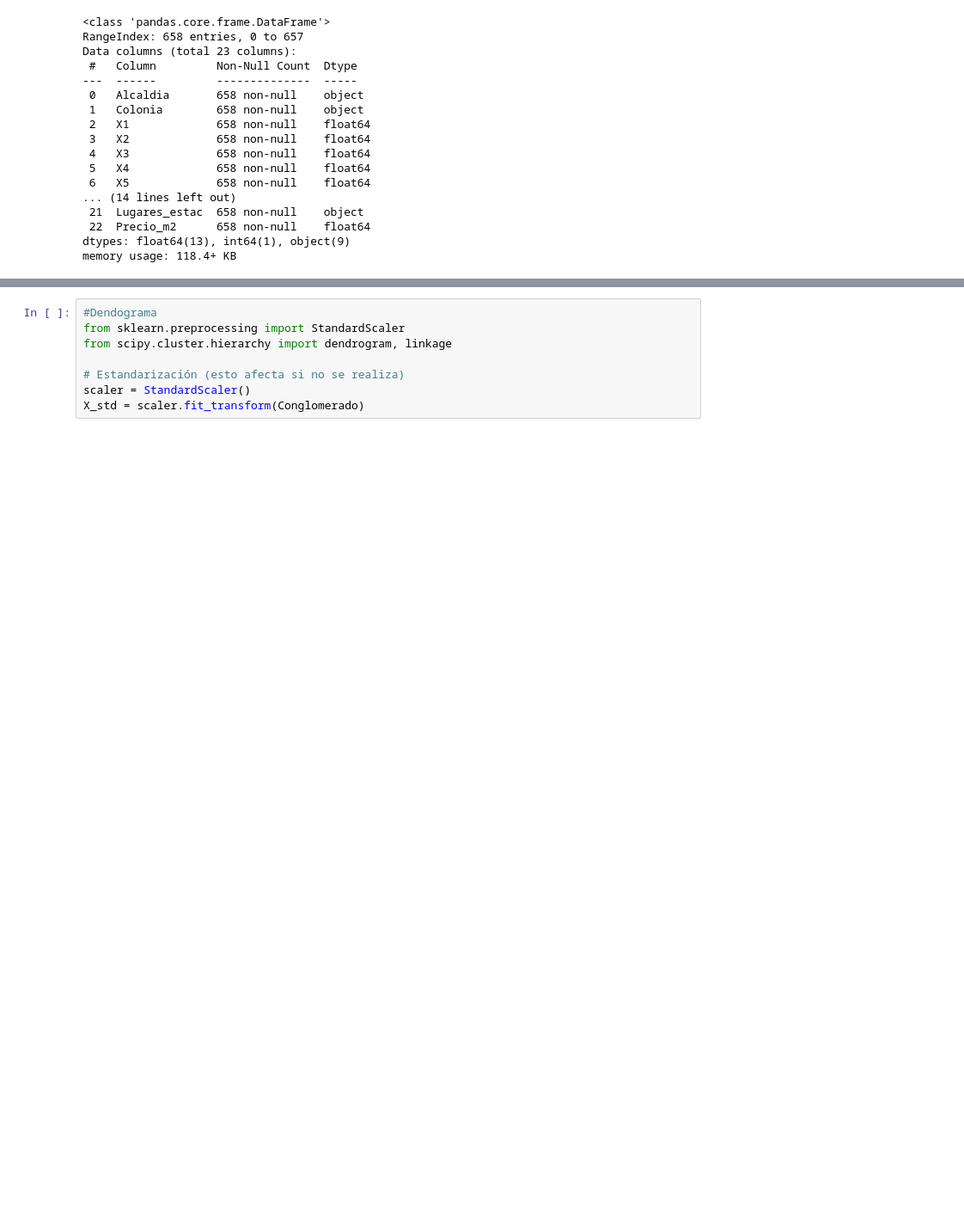
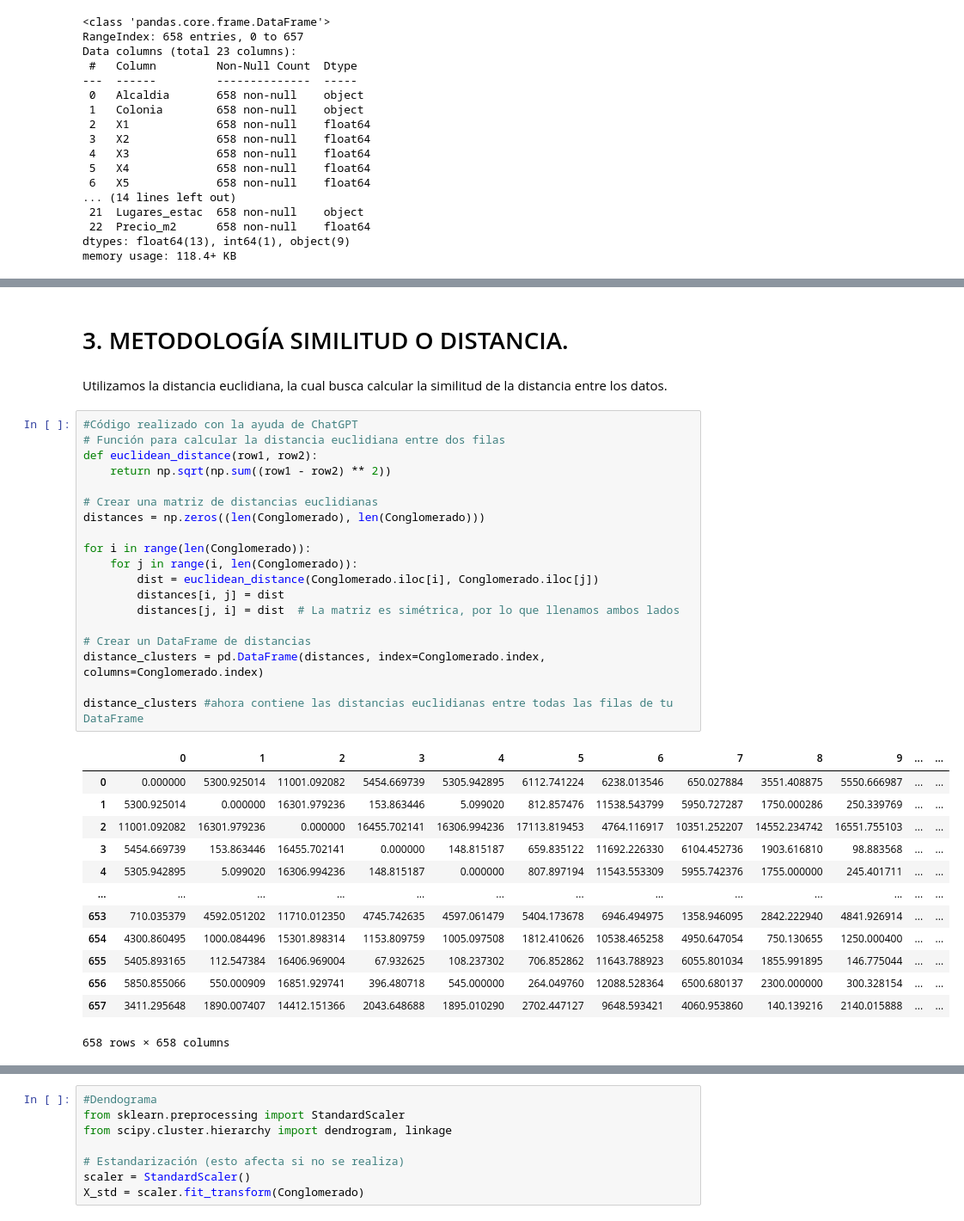
Before and after one commit to AlbertoMuro/EntregableE1_1, a Jupyter notebook: RetoPt1.ipynb, the cells around one changed output, grey strips where cells are left out. Shown: that part at 86% size. Drawn from its saved outputs; the diff is of its cells as text; blank space fills up the shorter version.

```diff
--- a/RetoPt1.ipynb
+++ b/RetoPt1.ipynb
@@ -160,0 +157,37 @@ memory usage: 72.1 KB
+# %% [markdown]
+# 3. METODOLOGÍA SIMILITUD O DISTANCIA.
+# %% [markdown]
+Utilizamos la distancia euclidiana, la cual busca calcular la similitud de la distancia entre los datos.
+# %%
+#Código realizado con la ayuda de ChatGPT
+# Función para calcular la distancia euclidiana entre dos filas
+def euclidean_distance(row1, row2):
+    return np.sqrt(np.sum((row1 - row2) ** 2))
+
+# Crear una matriz de distancias euclidianas
+distances = np.zeros((len(Conglomerado), len(Conglomerado)))
+
+for i in range(len(Conglomerado)):
+    for j in range(i, len(Conglomerado)):
+        dist = euclidean_distance(Conglomerado.iloc[i], Conglomerado.iloc[j])
+        distances[i, j] = dist
+        distances[j, i] = dist  # La matriz es simétrica, por lo que llenamos ambos lados
+
+# Crear un DataFrame de distancias
+distance_clusters = pd.DataFrame(distances, index=Conglomerado.index, columns=Conglomerado.index)
+
+distance_clusters #ahora contiene las distancias euclidianas entre todas las filas de tu DataFrame
+# %% [output]
+|  | 0 | 1 | 2 | 3 | 4 | 5 | 6 | 7 | 8 | 9 | ... | ... |
+| 0 | 0.000000 | 5300.925014 | 11001.092082 | 5454.669739 | 5305.942895 | 6112.741224 | 6238.013546 | 650.027884 | 3551.408875 | 5550.666987 | ... | ... |
+| 1 | 5300.925014 | 0.000000 | 16301.979236 | 153.863446 | 5.099020 | 812.857476 | 11538.543799 | 5950.727287 | 1750.000286 | 250.339769 | ... | ... |
+| 2 | 11001.092082 | 16301.979236 | 0.000000 | 16455.702141 | 16306.994236 | 17113.819453 | 4764.116917 | 10351.252207 | 14552.234742 | 16551.755103 | ... | ... |
+| 3 | 5454.669739 | 153.863446 | 16455.702141 | 0.000000 | 148.815187 | 659.835122 | 11692.226330 | 6104.452736 | 1903.616810 | 98.883568 | ... | ... |
+| 4 | 5305.942895 | 5.099020 | 16306.994236 | 148.815187 | 0.000000 | 807.897194 | 11543.553309 | 5955.742376 | 1755.000000 | 245.401711 | ... | ... |
+| ... | ... | ... | ... | ... | ... | ... | ... | ... | ... | ... | ... | ... |
+| 653 | 710.035379 | 4592.051202 | 11710.012350 | 4745.742635 | 4597.061479 | 5404.173678 | 6946.494975 | 1358.946095 | 2842.222940 | 4841.926914 | ... | ... |
+| 654 | 4300.860495 | 1000.084496 | 15301.898314 | 1153.809759 | 1005.097508 | 1812.410626 | 10538.465258 | 4950.647054 | 750.130655 | 1250.000400 | ... | ... |
+| 655 | 5405.893165 | 112.547384 | 16406.969004 | 67.932625 | 108.237302 | 706.852862 | 11643.788923 | 6055.801034 | 1855.991895 | 146.775044 | ... | ... |
+| 656 | 5850.855066 | 550.000909 | 16851.929741 | 396.480718 | 545.000000 | 264.049760 | 12088.528364 | 6500.680137 | 2300.000000 | 300.328154 | ... | ... |
+| 657 | 3411.295648 | 1890.007407 | 14412.151366 | 2043.648688 | 1895.010290 | 2702.447127 | 9648.593421 | 4060.953860 | 140.139216 | 2140.015888 | ... | ... |
+658 rows × 658 columns
```
Also changed, not shown: parts of 17 cells of this notebook.
